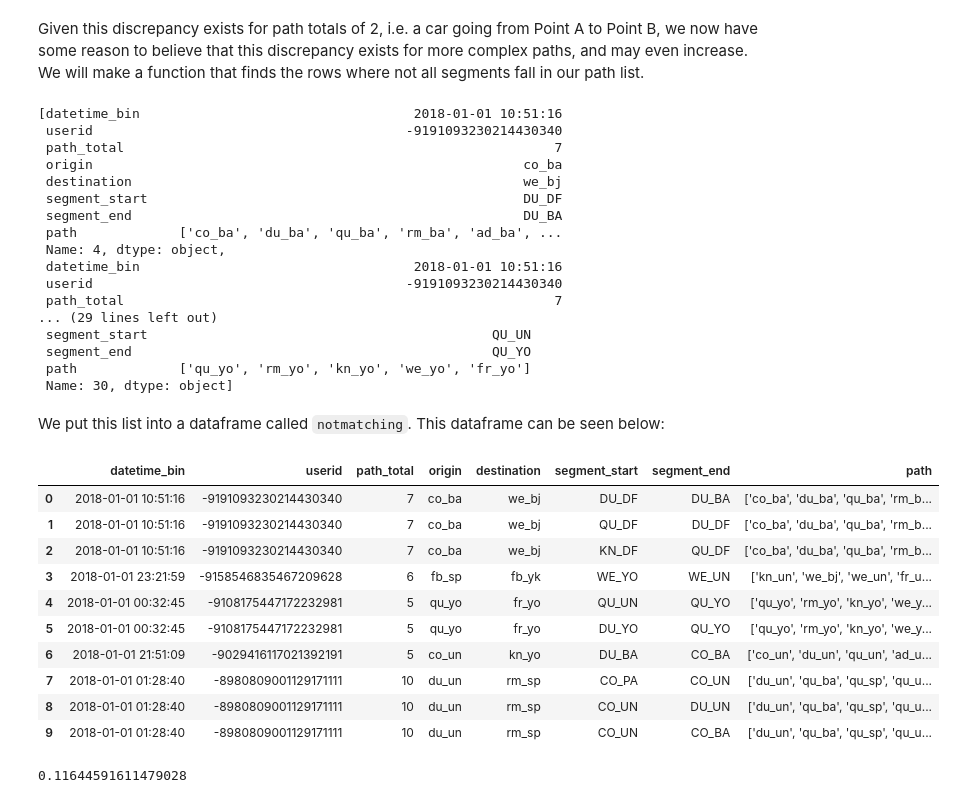
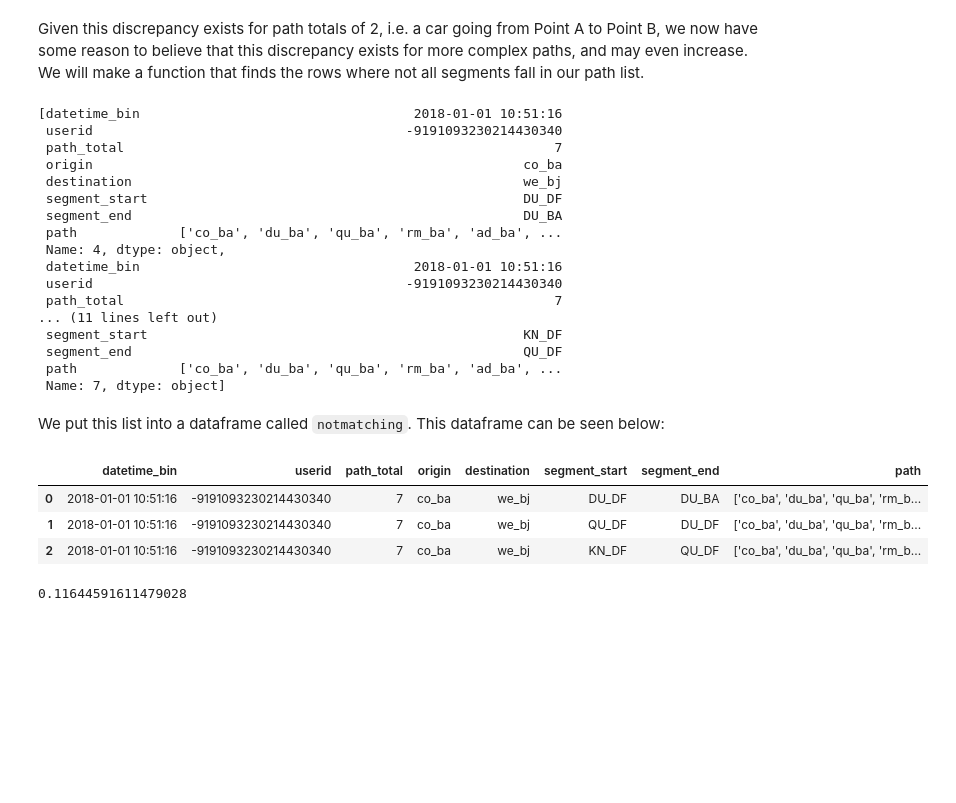
Before and after one commit to CityofToronto/bdit_data-sources, a Jupyter notebook: bluetooth/od/od analysis.ipynb, the cells around one changed output. Drawn from its saved outputs; the diff is of its cells as text; code cells hidden in the pictures; blank space fills up the shorter version.

```diff
--- a/bluetooth/od/od analysis.ipynb
+++ b/bluetooth/od/od analysis.ipynb
@@ -703,7 +621,7 @@ def find(df):
             i += 1
     return l
 
-find(df)[0:5]
+find(df)[0:3]
 # %% [output]
 [datetime_bin                                   2018-01-01 10:51:16
  userid                                        -9191093230214430340
@@ -717,28 +635,21 @@ find(df)[0:5]
  datetime_bin                                   2018-01-01 10:51:16
  userid                                        -9191093230214430340
  path_total                                                       7
-... (29 lines left out)
- segment_start                                            QU_UN
- segment_end                                              QU_YO
- path             ['qu_yo', 'rm_yo', 'kn_yo', 'we_yo', 'fr_yo']
- Name: 30, dtype: object]
+... (11 lines left out)
+ segment_start                                                KN_DF
+ segment_end                                                  QU_DF
+ path             ['co_ba', 'du_ba', 'qu_ba', 'rm_ba', 'ad_ba', ...
+ Name: 7, dtype: object]
 # %% [markdown]
 We put this list into a dataframe called `notmatching`. This dataframe can be seen below:
 # %%
 notmatching = pd.DataFrame.from_records(find(df), columns=('datetime_bin', 'userid', 'path_total', 'origin', 'destination', 'segment_start', 'segment_end', 'path'))
-notmatching.head(10)
+notmatching.head(3)
 # %% [output]
 |  | datetime_bin | userid | path_total | origin | destination | segment_start | segment_end | path |
 | 0 | 2018-01-01 10:51:16 | -9191093230214430340 | 7 | co_ba | we_bj | DU_DF | DU_BA | ['co_ba', 'du_ba', 'qu_ba', 'rm_b... |
 | 1 | 2018-01-01 10:51:16 | -9191093230214430340 | 7 | co_ba | we_bj | QU_DF | DU_DF | ['co_ba', 'du_ba', 'qu_ba', 'rm_b... |
 | 2 | 2018-01-01 10:51:16 | -9191093230214430340 | 7 | co_ba | we_bj | KN_DF | QU_DF | ['co_ba', 'du_ba', 'qu_ba', 'rm_b... |
-| 3 | 2018-01-01 23:21:59 | -9158546835467209628 | 6 | fb_sp | fb_yk | WE_YO | WE_UN | ['kn_un', 'we_bj', 'we_un', 'fr_u... |
-| 4 | 2018-01-01 00:32:45 | -9108175447172232981 | 5 | qu_yo | fr_yo | QU_UN | QU_YO | ['qu_yo', 'rm_yo', 'kn_yo', 'we_y... |
-| 5 | 2018-01-01 00:32:45 | -9108175447172232981 | 5 | qu_yo | fr_yo | DU_YO | QU_YO | ['qu_yo', 'rm_yo', 'kn_yo', 'we_y... |
-| 6 | 2018-01-01 21:51:09 | -9029416117021392191 | 5 | co_un | kn_yo | DU_BA | CO_BA | ['co_un', 'du_un', 'qu_un', 'ad_u... |
-| 7 | 2018-01-01 01:28:40 | -8980809001129171111 | 10 | du_un | rm_sp | CO_PA | CO_UN | ['du_un', 'qu_ba', 'qu_sp', 'qu_u... |
-| 8 | 2018-01-01 01:28:40 | -8980809001129171111 | 10 | du_un | rm_sp | CO_UN | DU_UN | ['du_un', 'qu_ba', 'qu_sp', 'qu_u... |
-| 9 | 2018-01-01 01:28:40 | -8980809001129171111 | 10 | du_un | rm_sp | CO_UN | CO_BA | ['du_un', 'qu_ba', 'qu_sp', 'qu_u... |
 # %%
 string = '''SELECT distinct(datetime_bin, userid) FROM
             (SELECT * FROM perfectcombos
```
Also changed, not shown: parts of 16 cells of this notebook.
